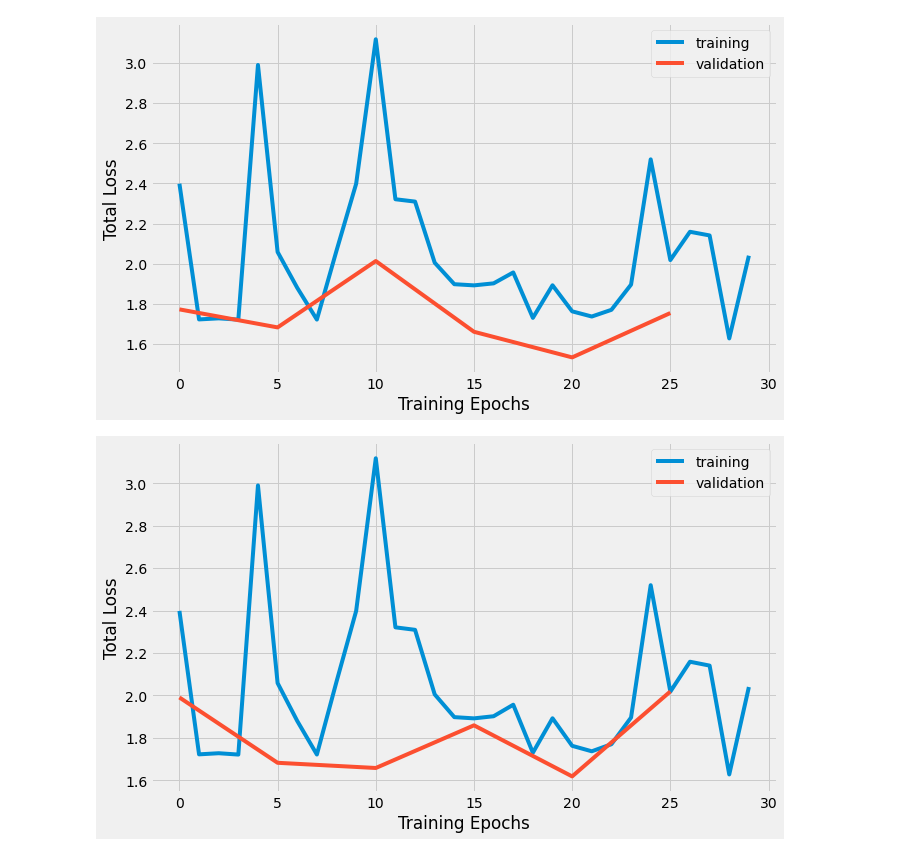
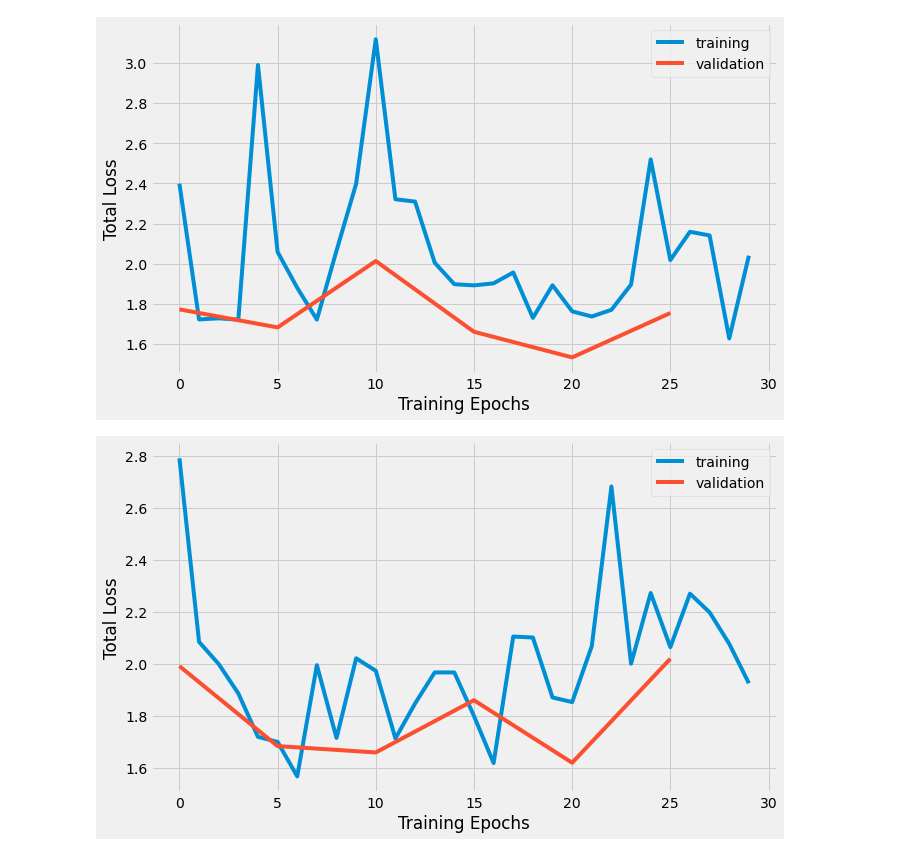
Before and after one commit to thewchan/string_quartets_gen, a Jupyter notebook: notebooks/loss_extraction.ipynb, the cells around one changed output. Drawn from its saved outputs; the diff is of its cells as text; code cells hidden in the pictures.

```diff
--- a/notebooks/loss_extraction.ipynb
+++ b/notebooks/loss_extraction.ipynb
@@ -178,15 +178,15 @@ plt.savefig('temp.png') #might need to try lower learning rate
 # %%
 df5 = get_train_loss('../logs/lecum-uniform-lr=0.0625/logs.txt')
 df5_valid = get_valid_loss('../logs/lecum-uniform-lr=0.0625/logs.txt')
 
 
 fig, ax = plt.subplots(figsize=(10, 6))
-ax.plot(df5['epoch_num'], df4['loss (total)'], label='training')
+ax.plot(df5['epoch_num'], df5['loss (total)'], label='training')
 ax.plot(df5_valid['epoch_num'], df5_valid['loss (total)'], label='validation')
 ax.set_xlabel('Training Epochs')
 ax.set_ylabel('Total Loss')
 ax.legend()
 # plt.show()
 plt.savefig('temp.png') #lecum uniform lr=0.0625
 # %% [output]
-[figure, old version]
+[figure, new version]
```
Also changed, not shown: parts of 1 cell of this notebook, 15 other files.
